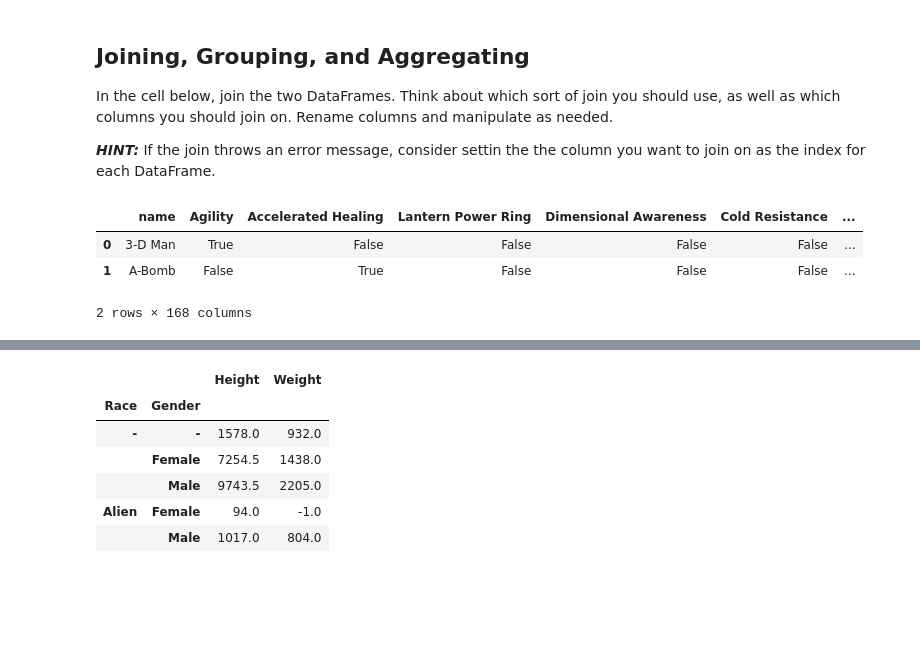
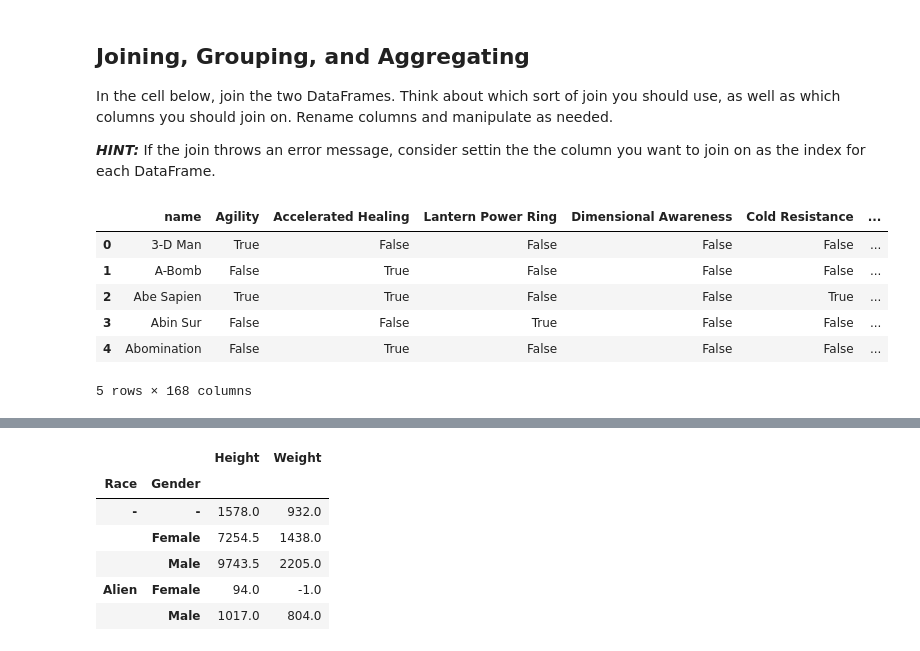
Before and after one commit to osterburg/dsc-0-04-18-cleaning-messy-data-summative-lab-online-ds-ft-100118, a Jupyter notebook: index.ipynb, the cells around one changed output, grey strips where cells are left out. Saved outputs shown, nothing was run; the diff lists cells and outputs as text; code cells hidden in the pictures; blank space fills up the shorter version.

```diff
--- a/index.ipynb
+++ b/index.ipynb
@@ -199,9 +220,12 @@ In the cell below, join the two DataFrames.  Think about which sort of join you
 **_HINT:_** If the join throws an error message, consider settin the the column you want to join on as the index for each DataFrame.
 # %%
 powers_df.rename(index=str, columns={'hero_names': 'name'}, inplace=True)
-powers_df.head(2)
+powers_df.head()
 # %% [output]
 |  | name | Agility | Accelerated Healing | Lantern Power Ring | Dimensional Awareness | Cold Resistance | ... |
 | 0 | 3-D Man | True | False | False | False | False | ... |
 | 1 | A-Bomb | False | True | False | False | False | ... |
+| 2 | Abe Sapien | True | True | False | False | True | ... |
+| 3 | Abin Sur | False | False | True | False | False | ... |
+| 4 | Abomination | False | True | False | False | False | ... |
-2 rows × 168 columns
+5 rows × 168 columns
```
Also changed, not shown: parts of 23 cells of this notebook.
